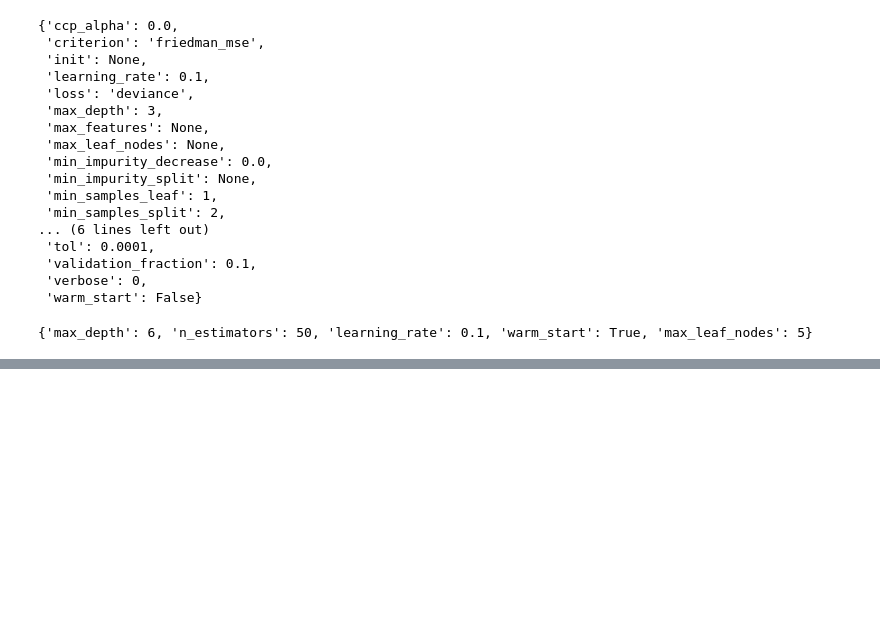
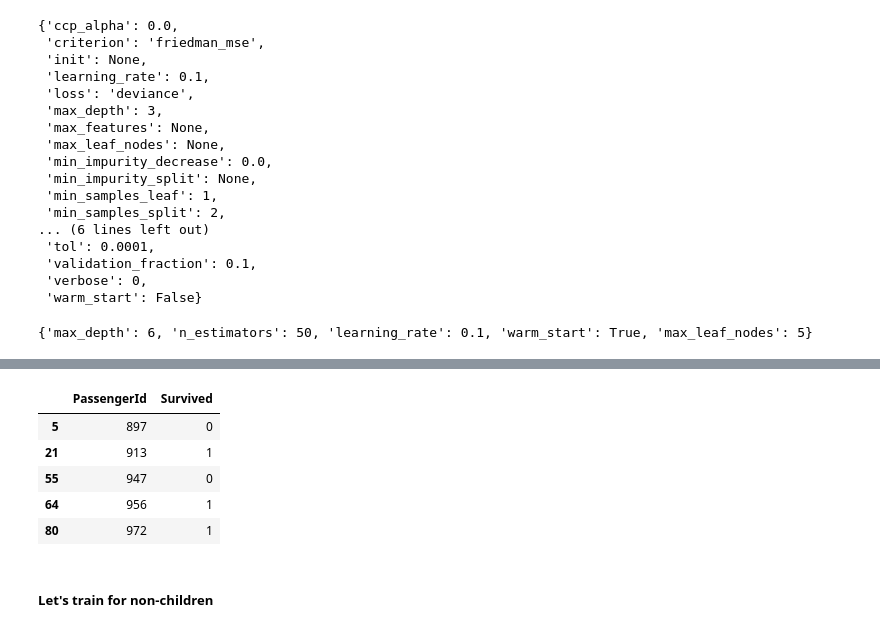
Before and after one commit to hernandezurbina/KaggleAdventures, a Jupyter notebook: Titanic_2ModelsSameDataset.ipynb, the cells around one changed output, grey strips where cells are left out. Cells and saved outputs as stored; diff of their text form; code cells hidden in the pictures; blank space fills up the shorter version.

```diff
--- a/Titanic_2ModelsSameDataset.ipynb
+++ b/Titanic_2ModelsSameDataset.ipynb
@@ -481,3 +481,23 @@ grid.fit(X, y)
 print(grid.best_params_)
 # %% [output]
 {'max_depth': 6, 'n_estimators': 50, 'learning_rate': 0.1, 'warm_start': True, 'max_leaf_nodes': 5}
+# %%
+accs = []
+f1s = []
+for i, (train_idx, test_idx) in enumerate(kFold.split(X, y)):
+    print('Fold:', i)
+    X_train, X_test = X.iloc[train_idx], X.iloc[test_idx]
+    y_train, y_test = y.iloc[train_idx], y.iloc[test_idx]
+
+    modelGB = GradientBoostingClassifier(n_estimators=1000, max_depth=4, learning_rate=0.1)
+    modelGB.fit(X_train, y_train)
+    preds = modelGB.predict(X_test)
+
+    acc = accuracy_score(y_test, preds)
+    f1 = f1_score(y_test, preds)
+    accs.append(acc)
+    f1s.append(f1)
+    print('Acc:', acc, 'F1:', f1)
+    print()
+print('Mean acc:', np.mean(accs))
+print('Mean F1:', np.mean(f1s))
@@ -483,0 +540,11 @@ print(grid.best_params_)
+# %%
+outputChildren.head()
+# %% [output]
+|  | PassengerId | Survived |
+| 5 | 897 | 0 |
+| 21 | 913 | 1 |
+| 55 | 947 | 0 |
+| 64 | 956 | 1 |
+| 80 | 972 | 1 |
+# %% [markdown]
+##### Let's train for non-children
```
Also changed, not shown: parts of 26 cells of this notebook, 1 other file.
